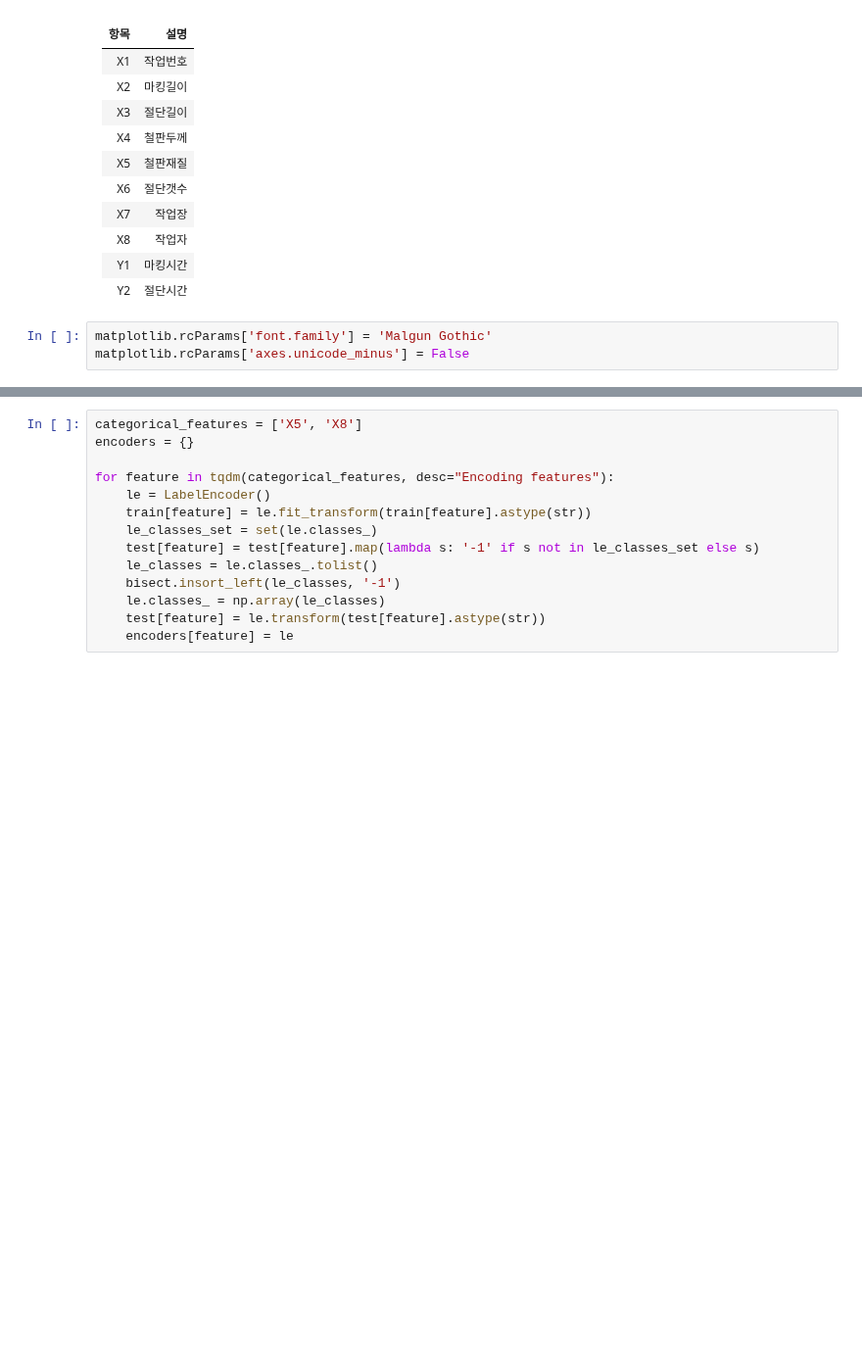
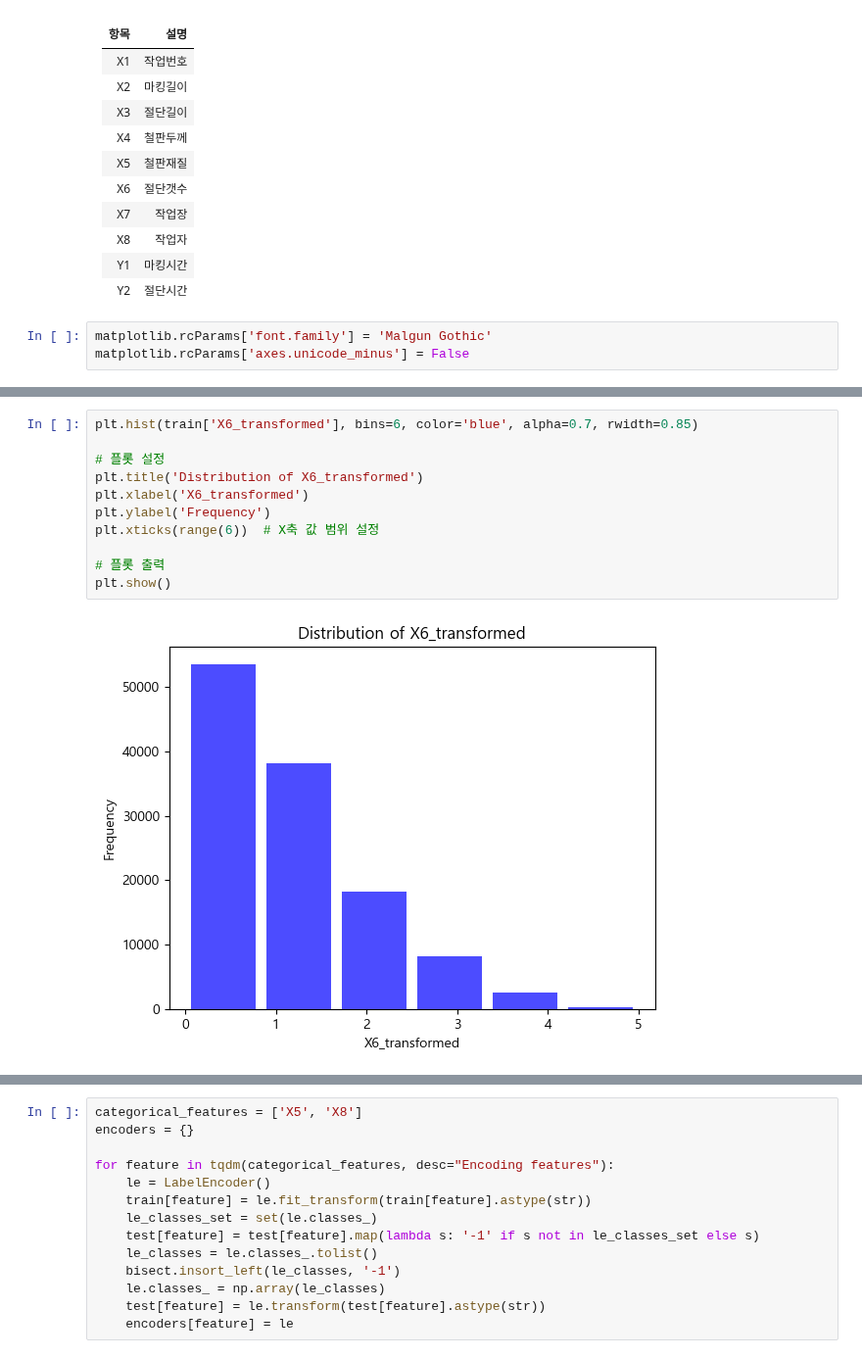
Before and after one commit to dlwls22/Hyundai_DT, a Jupyter notebook: CNC.ipynb, the cells around one changed output, grey strips where cells are left out. Shown at 98% size. Cells and saved outputs as stored; diff of their text form; blank space fills up the shorter version.

```diff
--- a/CNC.ipynb
+++ b/CNC.ipynb
@@ -43,0 +206,13 @@ display(test.head())
+# %%
+plt.hist(train['X6_transformed'], bins=6, color='blue', alpha=0.7, rwidth=0.85)
+
+# 플롯 설정
+plt.title('Distribution of X6_transformed')
+plt.xlabel('X6_transformed')
+plt.ylabel('Frequency')
+plt.xticks(range(6))  # X축 값 범위 설정
+
+# 플롯 출력
+plt.show()
+# %% [output]
+[figure, added]
```
Also changed, not shown: parts of 47 cells of this notebook.
